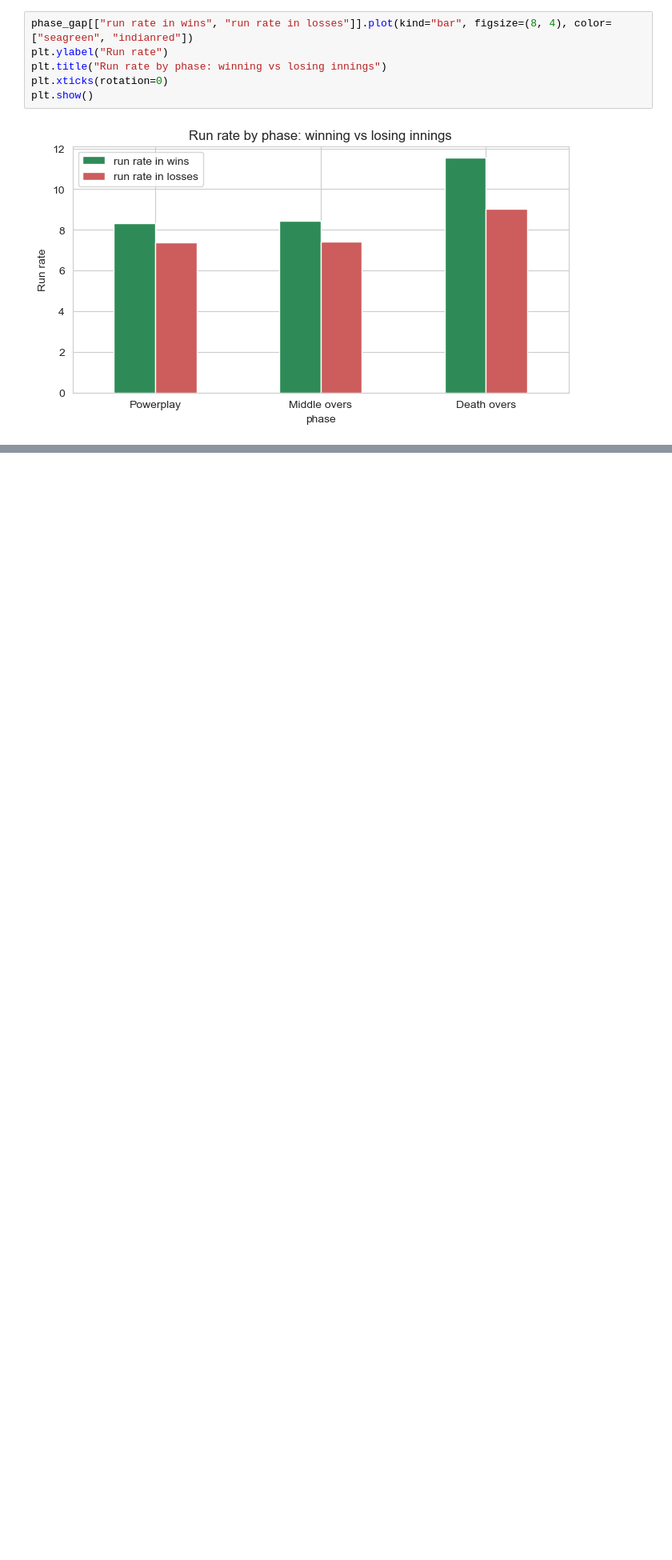
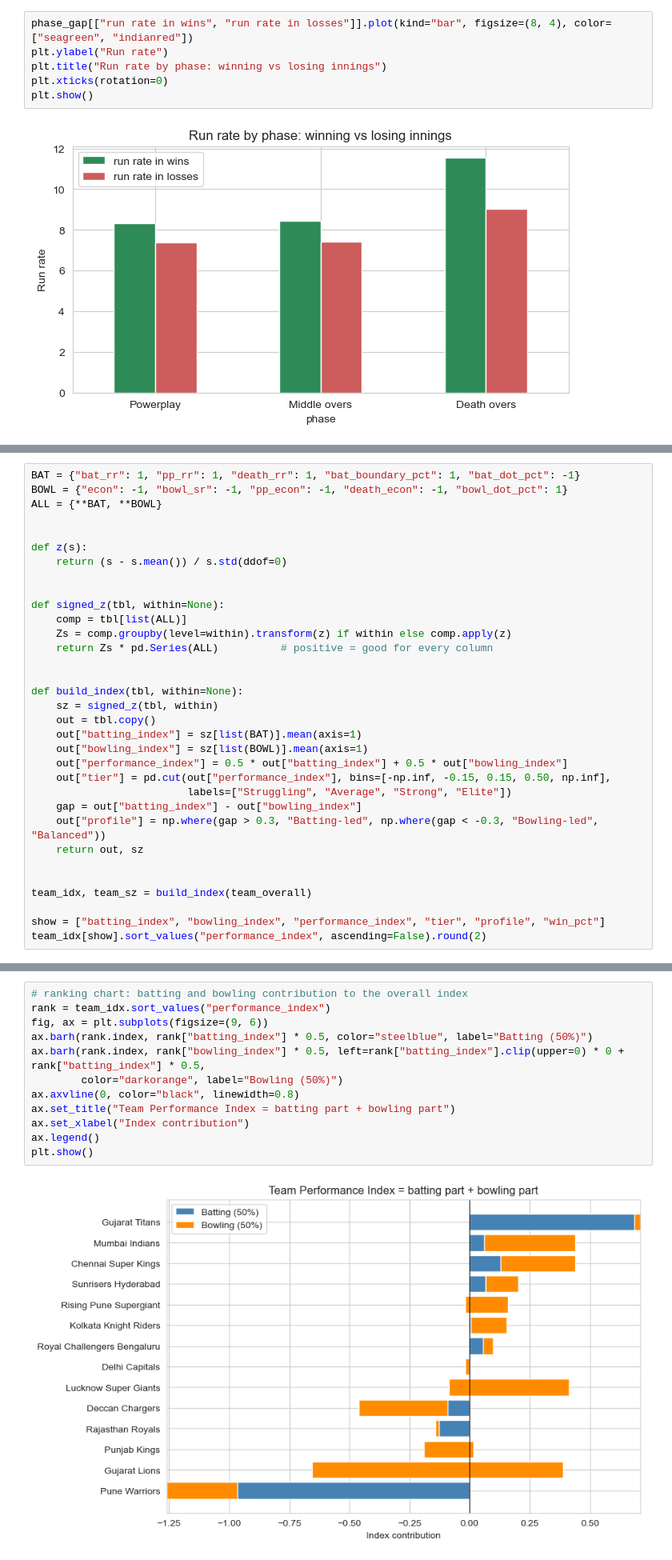
Before and after one commit to prince63aj/mini_project, a Jupyter notebook: ipl_match_prediction_rule_based.ipynb, the cells around one changed output, grey strips where cells are left out. Shown at 80% size. Saved outputs shown, nothing was run; the diff lists cells and outputs as text; blank space fills up the shorter version.

```diff
--- a/ipl_match_prediction_rule_based.ipynb
+++ b/ipl_match_prediction_rule_based.ipynb
@@ -737,0 +767,33 @@ plt.show()
+# %%
+BAT = {"bat_rr": 1, "pp_rr": 1, "death_rr": 1, "bat_boundary_pct": 1, "bat_dot_pct": -1}
+BOWL = {"econ": -1, "bowl_sr": -1, "pp_econ": -1, "death_econ": -1, "bowl_dot_pct": 1}
+ALL = {**BAT, **BOWL}
+
+
+def z(s):
+    return (s - s.mean()) / s.std(ddof=0)
+
+
+def signed_z(tbl, within=None):
+    comp = tbl[list(ALL)]
+    Zs = comp.groupby(level=within).transform(z) if within else comp.apply(z)
+    return Zs * pd.Series(ALL)          # positive = good for every column
+
+
+def build_index(tbl, within=None):
+    sz = signed_z(tbl, within)
+    out = tbl.copy()
+    out["batting_index"] = sz[list(BAT)].mean(axis=1)
+    out["bowling_index"] = sz[list(BOWL)].mean(axis=1)
+    out["performance_index"] = 0.5 * out["batting_index"] + 0.5 * out["bowling_index"]
+    out["tier"] = pd.cut(out["performance_index"], bins=[-np.inf, -0.15, 0.15, 0.50, np.inf],
+                         labels=["Struggling", "Average", "Strong", "Elite"])
+    gap = out["batting_index"] - out["bowling_index"]
+    out["profile"] = np.where(gap > 0.3, "Batting-led", np.where(gap < -0.3, "Bowling-led", "Balanced"))
+    return out, sz
+
+
+team_idx, team_sz = build_index(team_overall)
+
+show = ["batting_index", "bowling_index", "performance_index", "tier", "profile", "win_pct"]
+team_idx[show].sort_values("performance_index", ascending=False).round(2)
@@ -737,0 +817,14 @@ plt.show()
+# %%
+# ranking chart: batting and bowling contribution to the overall index
+rank = team_idx.sort_values("performance_index")
+fig, ax = plt.subplots(figsize=(9, 6))
+ax.barh(rank.index, rank["batting_index"] * 0.5, color="steelblue", label="Batting (50%)")
+ax.barh(rank.index, rank["bowling_index"] * 0.5, left=rank["batting_index"].clip(upper=0) * 0 + rank["batting_index"] * 0.5,
+        color="darkorange", label="Bowling (50%)")
+ax.axvline(0, color="black", linewidth=0.8)
+ax.set_title("Team Performance Index = batting part + bowling part")
+ax.set_xlabel("Index contribution")
+ax.legend()
+plt.show()
+# %% [output]
+[figure, added]
```
Also changed, not shown: parts of 13 cells of this notebook.
